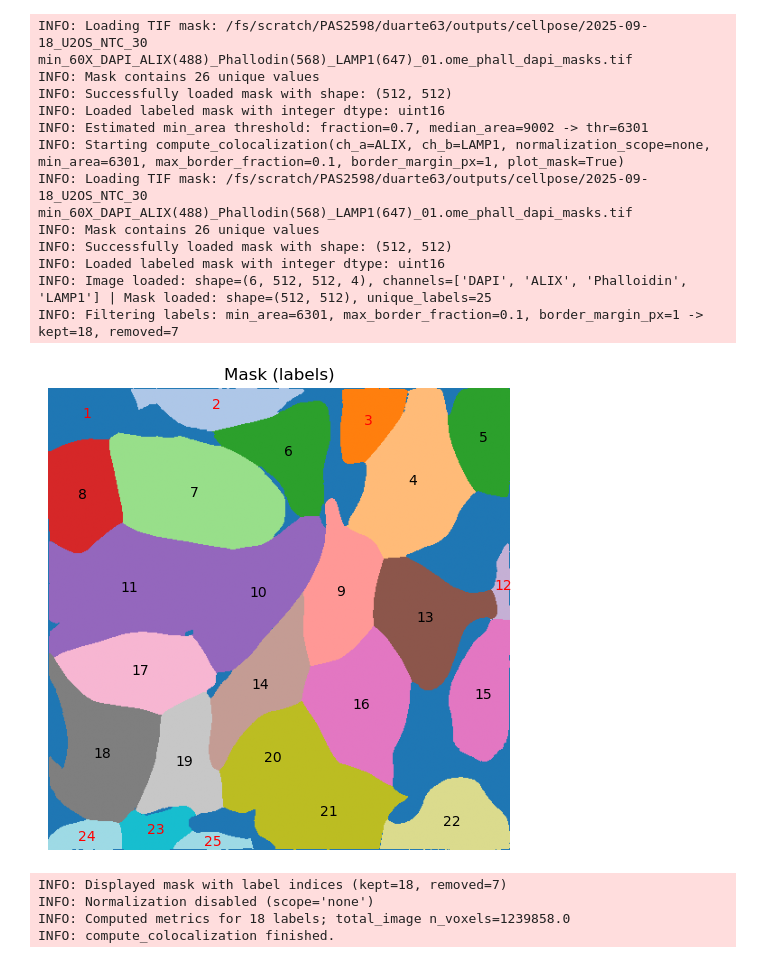
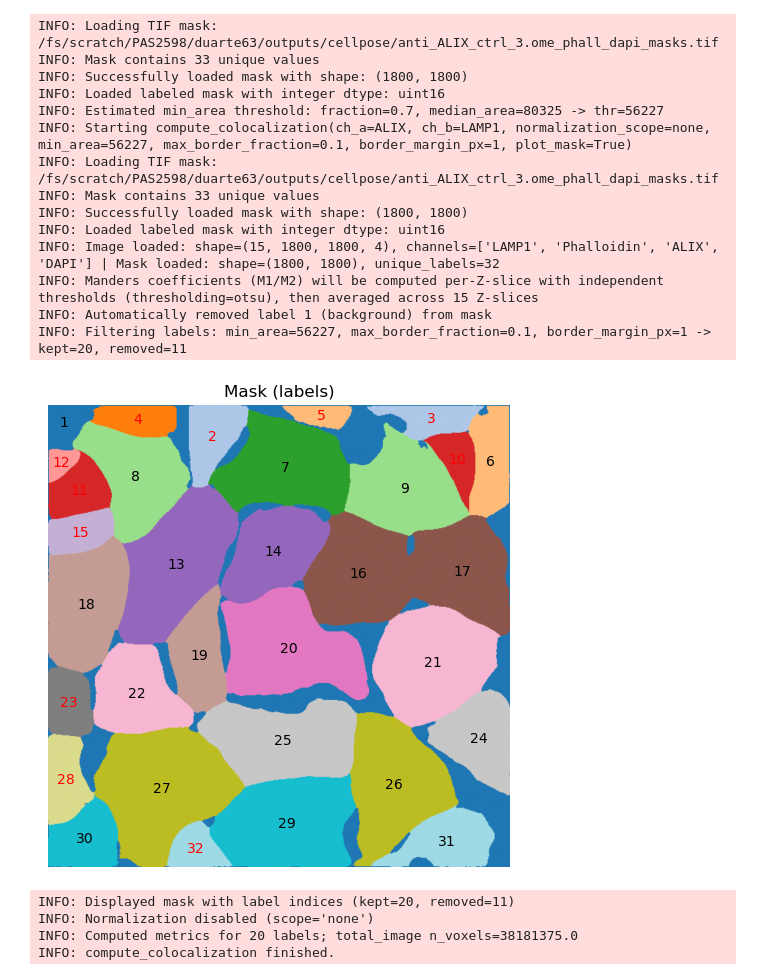
Before and after one commit to biogabriel7/colok-roll, a Jupyter notebook: whole_analysis.ipynb, the cells around one changed output. Cells and saved outputs as stored; diff of their text form; code cells hidden in the pictures.

Commit message:
fix: manders calculation

```diff
--- a/whole_analysis.ipynb
+++ b/whole_analysis.ipynb
@@ -26,16 +21,30 @@ Install with: pip install .[phase5]
 # %%
-image_path = Path("/fs/scratch/PAS2598/duarte63/ALIX_confocal_data/Madi/2025-09-18_U2OS_NTC_30 min_60X_DAPI_ALIX(488)_Phallodin(568)_LAMP1(647)_01.ome.tiff")
+from pathlib import Path
+from colokroll.data_processing.image_loader import ImageLoader
+from colokroll.imaging_preprocessing.z_slice_detection import select_z_slices
+
+image_path = Path("/fs/scratch/PAS2598/duarte63/ALIX_confocal_data/ALIX/nd2/anti_ALIX_ctrl_3.ome.tiff")
+
+# Step 1: Load the image
 image_loader = ImageLoader()
+loaded_data = image_loader.load_image(image_path)
 
-loaded_data = image_loader.load_image(image_path)
-image_loader.get_pixel_size()
-loaded_data.dtype
+# Check metadata
+pixel_size = image_loader.get_pixel_size()
+print(f"Pixel size: {pixel_size} μm")
+print(f"Data type: {loaded_data.dtype}")
+print(f"Shape: {loaded_data.shape}")
 
-# Rename Channels -> Index (If you don't know what's the order; after image_loader.load_image you can image_loader.get_channel_names()
-# and it will show you the actual names in order
+# Step 2: Run z-slice selection
+result = select_z_slices(
+    loaded_data,
+    method="combined",
+    strategy="relative",
+    threshold=0.6,
+    smooth=3
+)
 
-new_channel_names = ['DAPI', 'ALIX', 'Phalloidin', 'LAMP1']
-channel_names = image_loader.rename_channels(new_channel_names)
-
-channel_names = image_loader.get_channel_names()
+# Step 3: Filter to keep only selected slices
+filtered_image = loaded_data[result.indices_keep]
+print(f"Kept {len(result.indices_keep)} slices out of {loaded_data.shape[0]}")
 # %% [output]
@@ -52,7 +77,7 @@ bg_subtractor = BackgroundSubtractor()
 results = {}
 
 for i, ch in enumerate(channel_names):
-    ch_data = loaded_data[:, :, :, i]
+    ch_data = filtered_image[:, :, :, i]
     t0 = time.perf_counter()
     corrected, meta = bg_subtractor.subtract_background(
         image=ch_data,
@@ -182,49 +206,51 @@ import pandas as pd
 from colokroll.analysis.colocalization import _load_mask, estimate_min_area_threshold
 
 channels = channel_names
 
-mask_path = Path("/fs/scratch/PAS2598/duarte63/outputs/cellpose/2025-09-18_U2OS_NTC_30 min_60X_DAPI_ALIX(488)_Phallodin(568)_LAMP1(647)_01.ome_phall_dapi_masks.tif")
+mask_path = Path("/fs/scratch/PAS2598/duarte63/outputs/cellpose/anti_ALIX_ctrl_3.ome_phall_dapi_masks.tif")
 
 min_area = estimate_min_area_threshold(mask_path, fraction_of_median=0.70)
 
 res = compute_colocalization(
     image=results,  # dict[str, (array, meta)] or dict[str, array]
     mask=mask_path,
     channel_a="ALIX",
     channel_b="LAMP1",
-    thresholding='costes',
+    thresholding='otsu',
     max_border_fraction=0.10,
     min_area=int(min_area),
     border_margin_px=1,
     plot_mask=True,
 )
 
 res["results"]["total_image"]
 
 # Per-cell dataframe (one row per kept label)
 df_cells = pd.DataFrame(res["results"]["per_label"]).sort_values("label")
 # Optional: save
 # df_cells.to_csv("per_cell_metrics.csv", index=False)
 
 # Total-image (single row)
 df_total = pd.DataFrame([res["results"]["total_image"]])
 # %% [output]
-INFO: Loading TIF mask: /fs/scratch/PAS2598/duarte63/outputs/cellpose/2025-09-18_U2OS_NTC_30 min_60X_DAPI_ALIX(488)_Phallodin(568)_LAMP1(647)_01.ome_phall_dapi_masks.tif
-INFO: Mask contains 26 unique values
-INFO: Successfully loaded mask with shape: (512, 512)
+INFO: Loading TIF mask: /fs/scratch/PAS2598/duarte63/outputs/cellpose/anti_ALIX_ctrl_3.ome_phall_dapi_masks.tif
+INFO: Mask contains 33 unique values
+INFO: Successfully loaded mask with shape: (1800, 1800)
 INFO: Loaded labeled mask with integer dtype: uint16
-INFO: Estimated min_area threshold: fraction=0.7, median_area=9002 -> thr=6301
-INFO: Starting compute_colocalization(ch_a=ALIX, ch_b=LAMP1, normalization_scope=none, min_area=6301, max_border_fraction=0.1, border_margin_px=1, plot_mask=True)
-INFO: Loading TIF mask: /fs/scratch/PAS2598/duarte63/outputs/cellpose/2025-09-18_U2OS_NTC_30 min_60X_DAPI_ALIX(488)_Phallodin(568)_LAMP1(647)_01.ome_phall_dapi_masks.tif
-INFO: Mask contains 26 unique values
-INFO: Successfully loaded mask with shape: (512, 512)
+INFO: Estimated min_area threshold: fraction=0.7, median_area=80325 -> thr=56227
+INFO: Starting compute_colocalization(ch_a=ALIX, ch_b=LAMP1, normalization_scope=none, min_area=56227, max_border_fraction=0.1, border_margin_px=1, plot_mask=True)
+INFO: Loading TIF mask: /fs/scratch/PAS2598/duarte63/outputs/cellpose/anti_ALIX_ctrl_3.ome_phall_dapi_masks.tif
+INFO: Mask contains 33 unique values
+INFO: Successfully loaded mask with shape: (1800, 1800)
 INFO: Loaded labeled mask with integer dtype: uint16
-INFO: Image loaded: shape=(6, 512, 512, 4), channels=['DAPI', 'ALIX', 'Phalloidin', 'LAMP1'] | Mask loaded: shape=(512, 512), unique_labels=25
-INFO: Filtering labels: min_area=6301, max_border_fraction=0.1, border_margin_px=1 -> kept=18, removed=7
+INFO: Image loaded: shape=(15, 1800, 1800, 4), channels=['LAMP1', 'Phalloidin', 'ALIX', 'DAPI'] | Mask loaded: shape=(1800, 1800), unique_labels=32
+INFO: Manders coefficients (M1/M2) will be computed per-Z-slice with independent thresholds (thresholding=otsu), then averaged across 15 Z-slices
+INFO: Automatically removed label 1 (background) from mask
+INFO: Filtering labels: min_area=56227, max_border_fraction=0.1, border_margin_px=1 -> kept=20, removed=11
-[figure, old version]
+[figure, new version]
-INFO: Displayed mask with label indices (kept=18, removed=7)
+INFO: Displayed mask with label indices (kept=20, removed=11)
 INFO: Normalization disabled (scope='none')
-INFO: Computed metrics for 18 labels; total_image n_voxels=1239858.0
+INFO: Computed metrics for 20 labels; total_image n_voxels=38181375.0
 INFO: compute_colocalization finished.
 # %%
 df_cells
```
Also changed, not shown: parts of 8 cells of this notebook, 10 other files.
